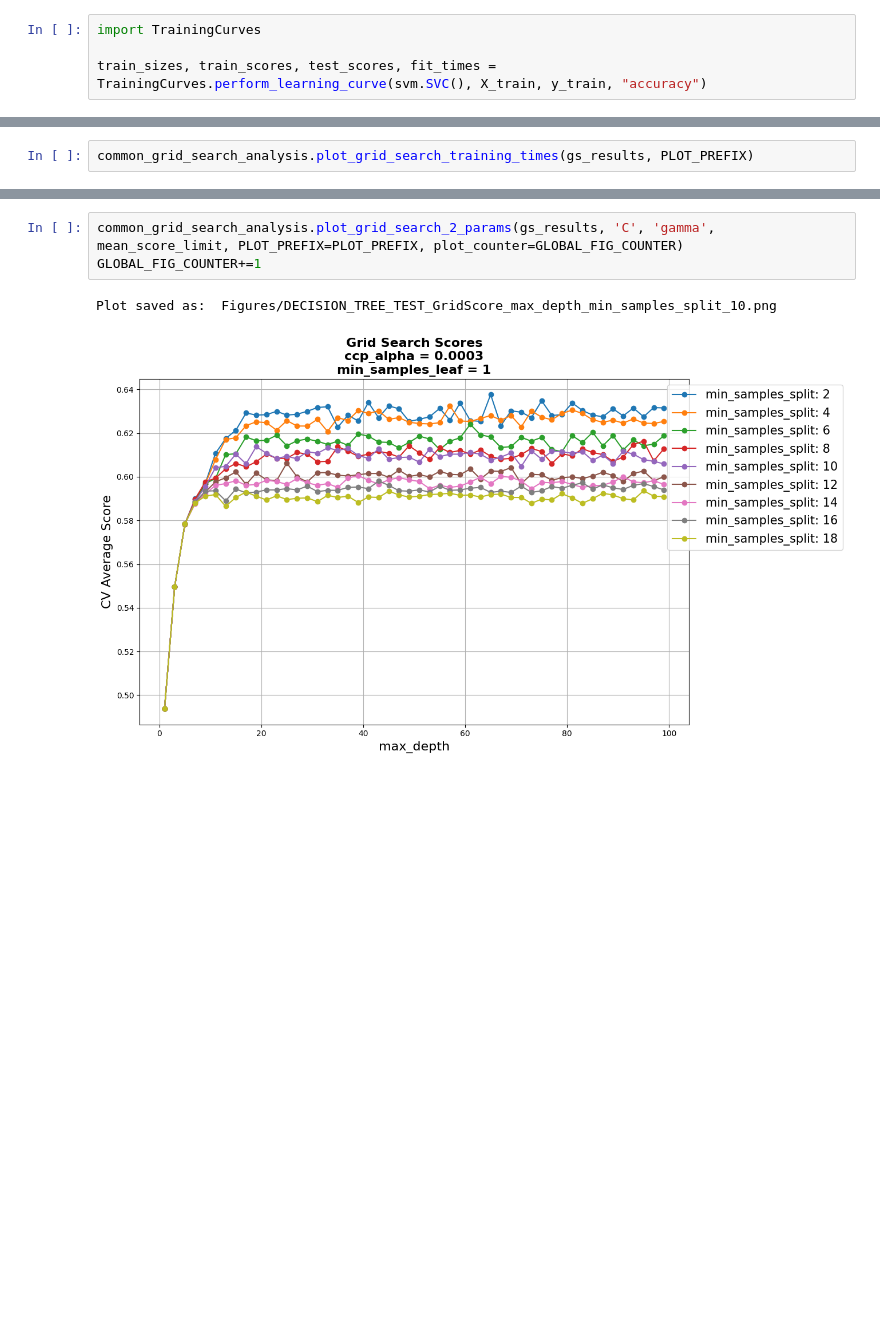
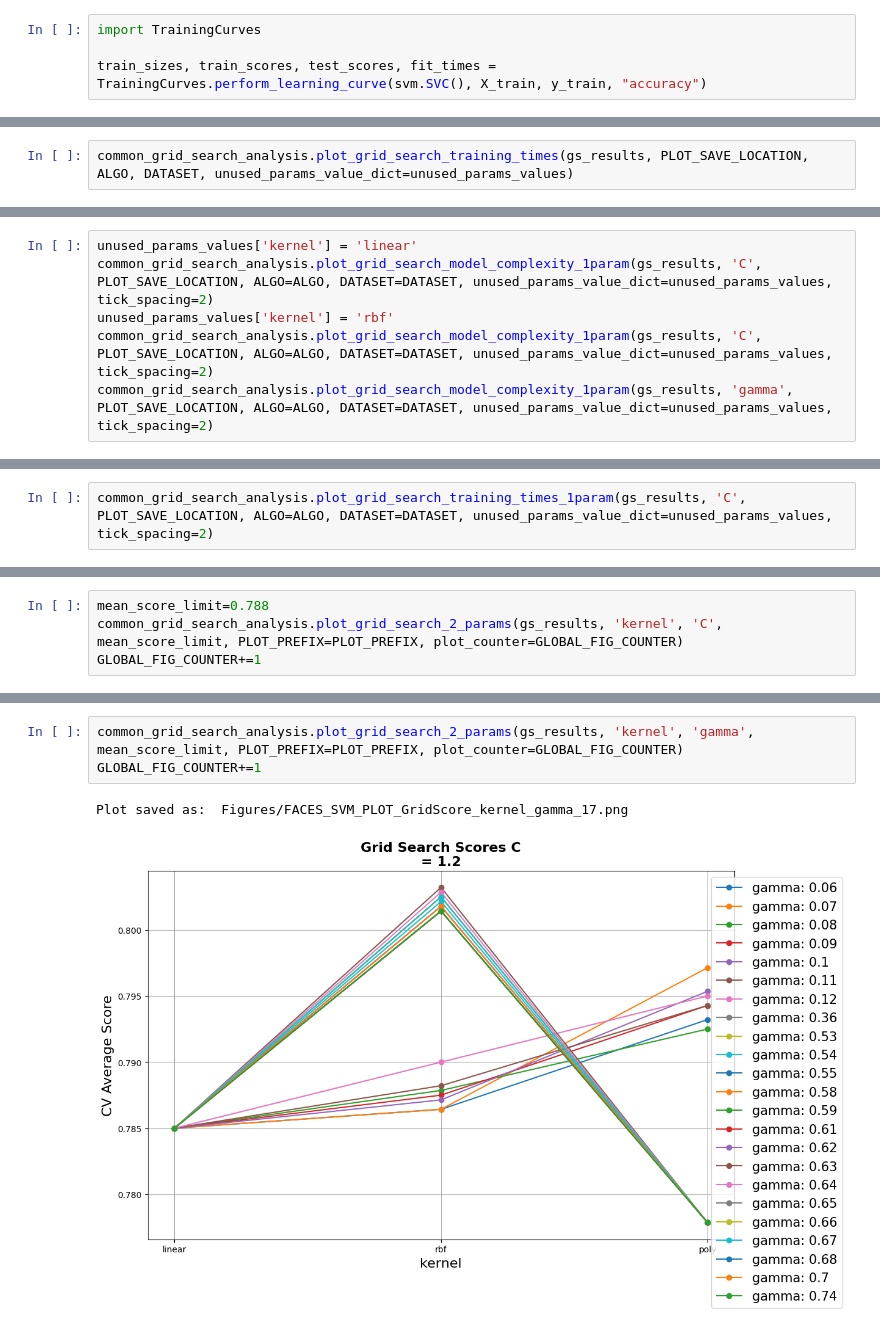
Before and after one commit to Inquisitive-ME/SupervisedLearning_Project_Code, a Jupyter notebook: SVMs/faces_SVM_analysis.ipynb, the cells around one changed output, grey strips where cells are left out. Drawn from its saved outputs; the diff is of its cells as text; blank space fills up the shorter version.

Commit message:
Faces SVM Analysis and Improvements to plotting grid search results

```diff
--- a/SVMs/faces_SVM_analysis.ipynb
+++ b/SVMs/faces_SVM_analysis.ipynb
@@ -57,3 +88,3 @@ Plot saved as:  Figures/FACES_SVM_PLOT_GS_ModelComplexity_C_gamma_kernel.png
 # %%
-common_grid_search_analysis.plot_grid_search_training_times(gs_results, PLOT_PREFIX)
+common_grid_search_analysis.plot_grid_search_training_times(gs_results, PLOT_SAVE_LOCATION, ALGO, DATASET, unused_params_value_dict=unused_params_values)
 # %% [output]
@@ -88,0 +93,6 @@ TrainingCurves.plot_validation_curve(estimator, X_train, y_train, "gamma", gamma
+# %%
+unused_params_values['kernel'] = 'linear'
+common_grid_search_analysis.plot_grid_search_model_complexity_1param(gs_results, 'C', PLOT_SAVE_LOCATION, ALGO=ALGO, DATASET=DATASET, unused_params_value_dict=unused_params_values, tick_spacing=2)
+unused_params_values['kernel'] = 'rbf'
+common_grid_search_analysis.plot_grid_search_model_complexity_1param(gs_results, 'C', PLOT_SAVE_LOCATION, ALGO=ALGO, DATASET=DATASET, unused_params_value_dict=unused_params_values, tick_spacing=2)
+common_grid_search_analysis.plot_grid_search_model_complexity_1param(gs_results, 'gamma', PLOT_SAVE_LOCATION, ALGO=ALGO, DATASET=DATASET, unused_params_value_dict=unused_params_values, tick_spacing=2)
@@ -88,0 +106,2 @@ TrainingCurves.plot_validation_curve(estimator, X_train, y_train, "gamma", gamma
+# %%
+common_grid_search_analysis.plot_grid_search_training_times_1param(gs_results, 'C', PLOT_SAVE_LOCATION, ALGO=ALGO, DATASET=DATASET, unused_params_value_dict=unused_params_values, tick_spacing=2)
@@ -88,0 +129,4 @@ TrainingCurves.plot_validation_curve(estimator, X_train, y_train, "gamma", gamma
+# %%
+mean_score_limit=0.788
+common_grid_search_analysis.plot_grid_search_2_params(gs_results, 'kernel', 'C', mean_score_limit, PLOT_PREFIX=PLOT_PREFIX, plot_counter=GLOBAL_FIG_COUNTER)
+GLOBAL_FIG_COUNTER+=1
@@ -89,6 +136,6 @@ TrainingCurves.plot_validation_curve(estimator, X_train, y_train, "gamma", gamma
 # %%
-common_grid_search_analysis.plot_grid_search_2_params(gs_results, 'C', 'gamma', mean_score_limit, PLOT_PREFIX=PLOT_PREFIX, plot_counter=GLOBAL_FIG_COUNTER)
+common_grid_search_analysis.plot_grid_search_2_params(gs_results, 'kernel', 'gamma', mean_score_limit, PLOT_PREFIX=PLOT_PREFIX, plot_counter=GLOBAL_FIG_COUNTER)
 GLOBAL_FIG_COUNTER+=1
 # %% [output]
-Plot saved as:  Figures/DECISION_TREE_TEST_GridScore_max_depth_min_samples_split_10.png
+Plot saved as:  Figures/FACES_SVM_PLOT_GridScore_kernel_gamma_17.png
-[figure, old version]
+[figure, new version]
```
Also changed, not shown: parts of 21 cells of this notebook, 1 other file.
